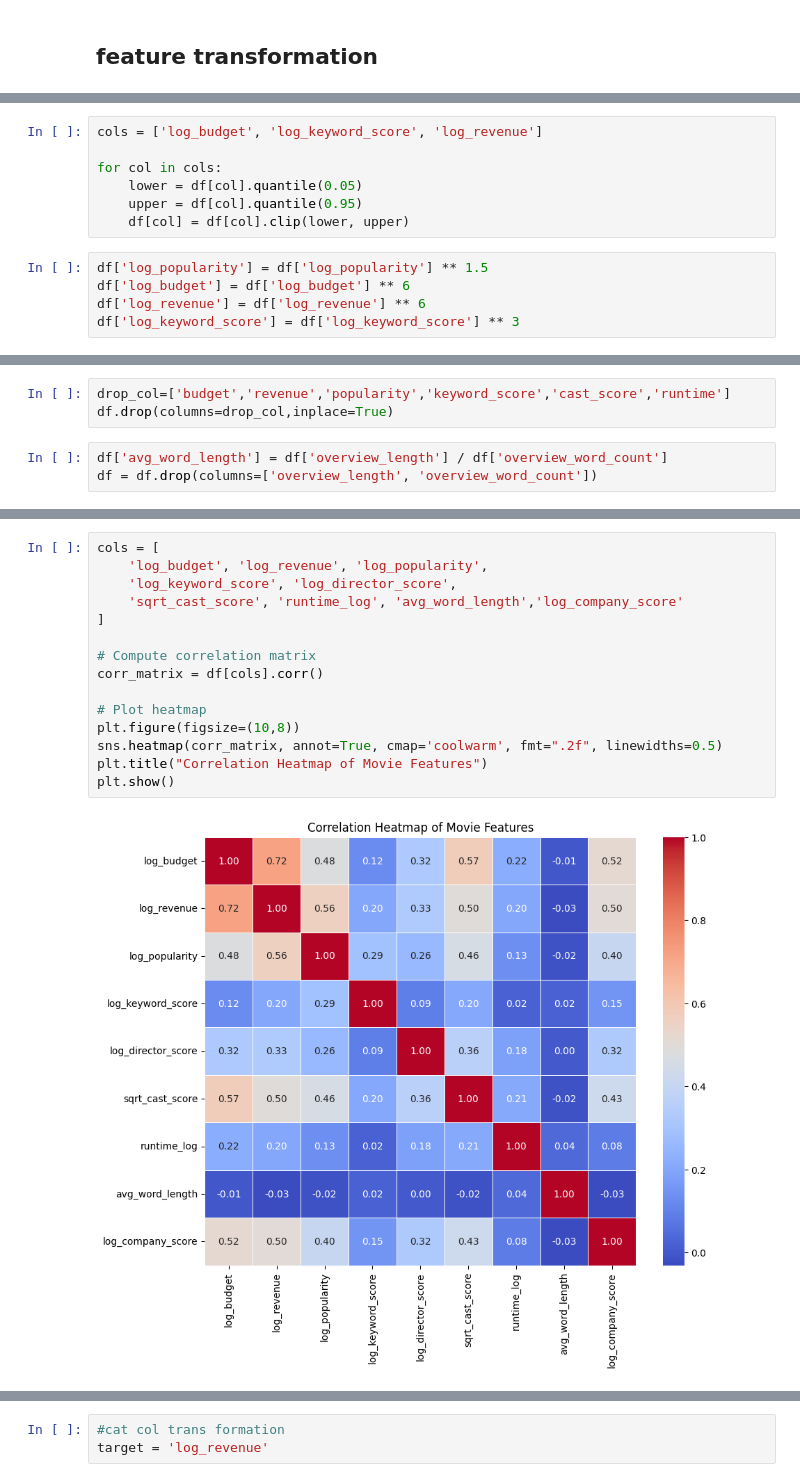
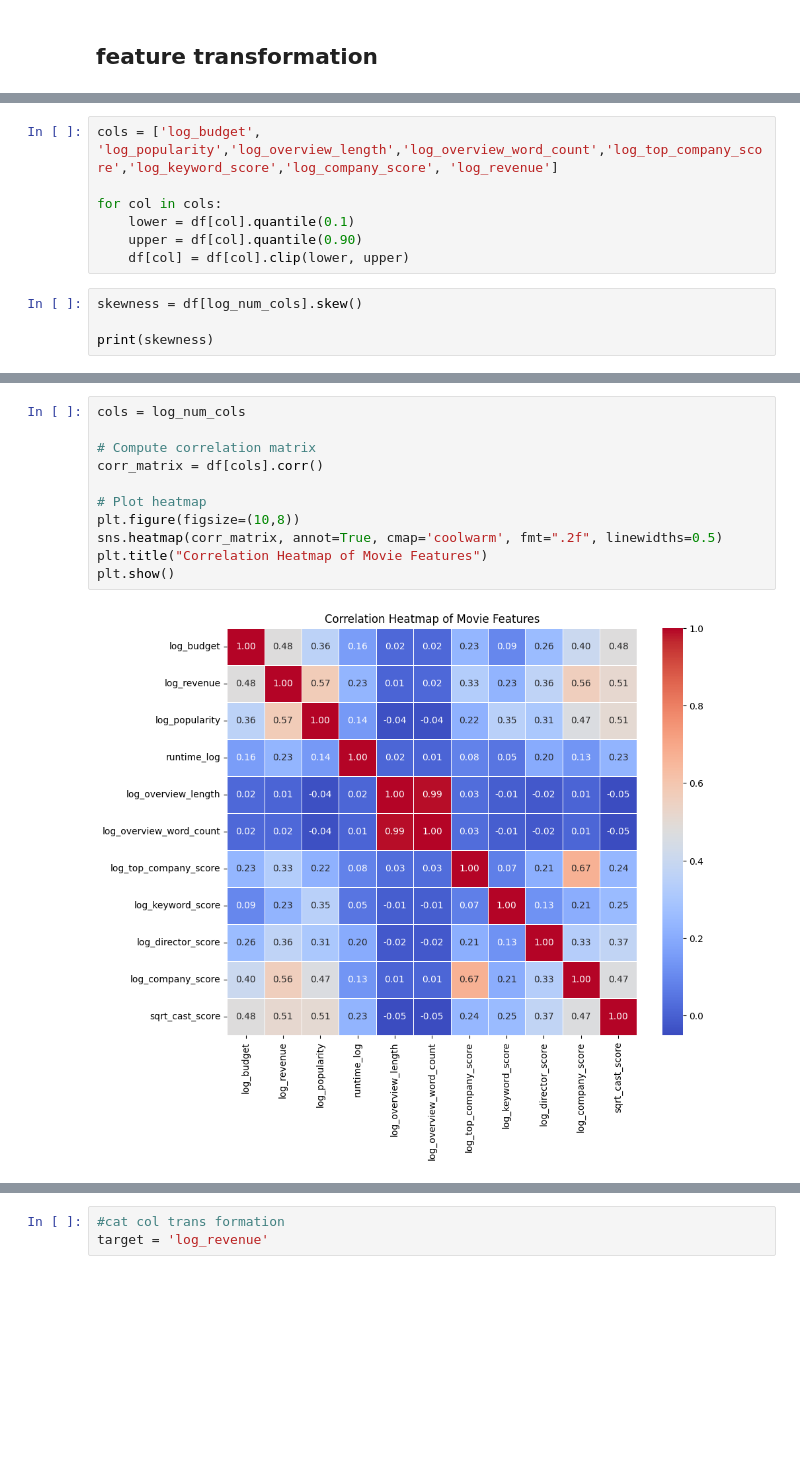
Before and after one commit to abinash128648/tmdb-box-office-prediction, a Jupyter notebook: movie-revenue-predicton.ipynb, the cells around one changed output, grey strips where cells are left out. Saved outputs shown, nothing was run; the diff lists cells and outputs as text; blank space fills up the shorter version.

```diff
--- a/movie-revenue-predicton.ipynb
+++ b/movie-revenue-predicton.ipynb
@@ -524,12 +639,11 @@ df['runtime_log'] = np.log1p(df['runtime'])
 # %%
-cols = ['log_budget', 'log_keyword_score', 'log_revenue']
+cols = ['log_budget', 'log_popularity','log_overview_length','log_overview_word_count','log_top_company_score','log_keyword_score','log_company_score', 'log_revenue']
 
 for col in cols:
-    lower = df[col].quantile(0.05)
-    upper = df[col].quantile(0.95)
+    lower = df[col].quantile(0.1)
+    upper = df[col].quantile(0.90)
     df[col] = df[col].clip(lower, upper)
 # %%
-df['log_popularity'] = df['log_popularity'] ** 1.5
-df['log_budget'] = df['log_budget'] ** 6
-df['log_revenue'] = df['log_revenue'] ** 6
-df['log_keyword_score'] = df['log_keyword_score'] ** 3
+skewness = df[log_num_cols].skew()
+
+print(skewness)
@@ -549,6 +662,0 @@ dtype: float64
-# %%
-drop_col=['budget','revenue','popularity','keyword_score','cast_score','runtime']
-df.drop(columns=drop_col,inplace=True)
-# %%
-df['avg_word_length'] = df['overview_length'] / df['overview_word_count']
-df = df.drop(columns=['overview_length', 'overview_word_count'])
@@ -559,17 +663,13 @@ log_keyword_score,sqrt_runtime for dropping consideration
 # %%
-cols = [
-    'log_budget', 'log_revenue', 'log_popularity',
-    'log_keyword_score', 'log_director_score',
-    'sqrt_cast_score', 'runtime_log', 'avg_word_length','log_company_score'
-]
+cols = log_num_cols
 
 # Compute correlation matrix
 corr_matrix = df[cols].corr()
 
 # Plot heatmap
 plt.figure(figsize=(10,8))
 sns.heatmap(corr_matrix, annot=True, cmap='coolwarm', fmt=".2f", linewidths=0.5)
 plt.title("Correlation Heatmap of Movie Features")
 plt.show()
 # %% [output]
-[figure, old version]
+[figure, new version]
```
Also changed, not shown: parts of 82 cells of this notebook.
